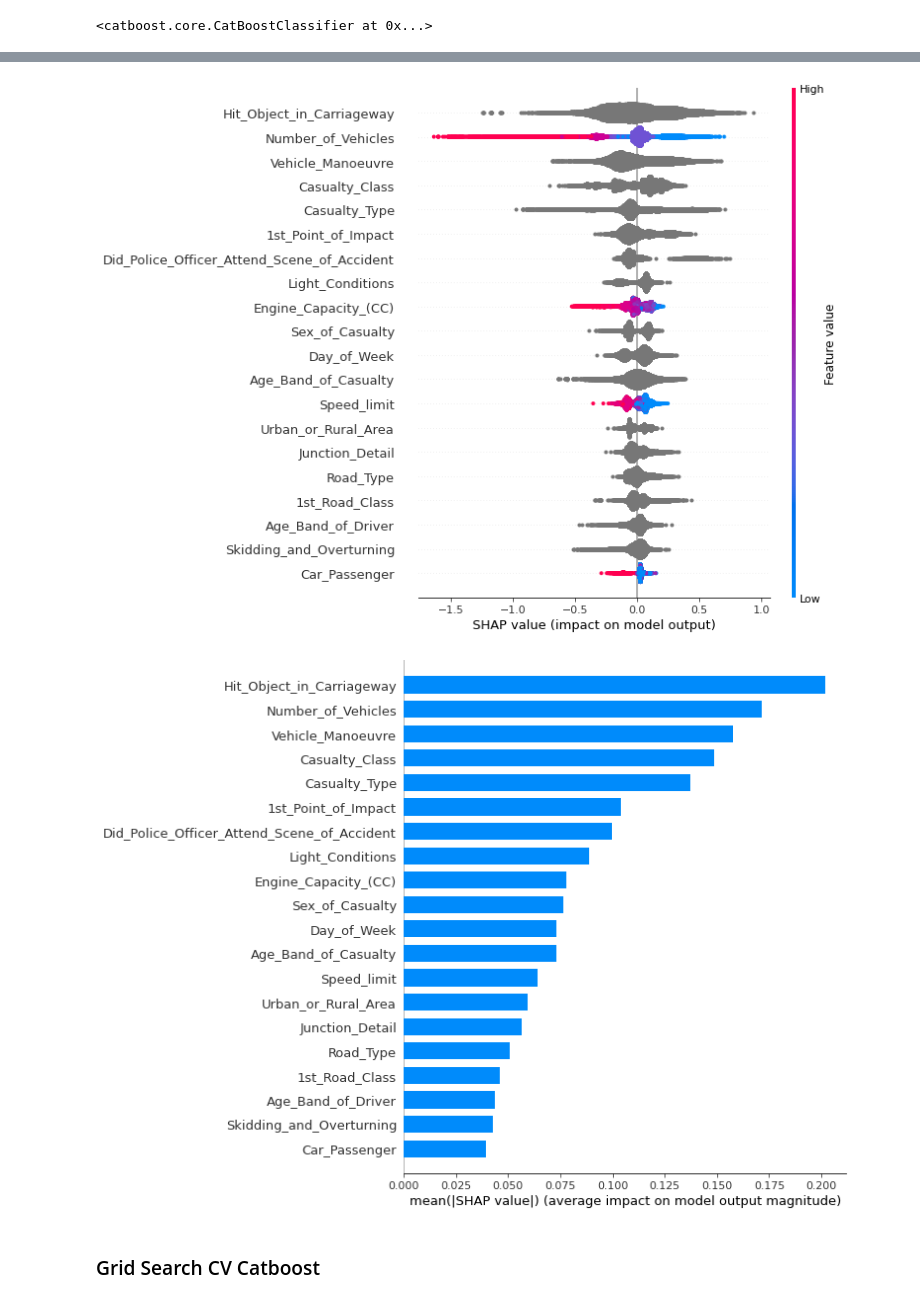
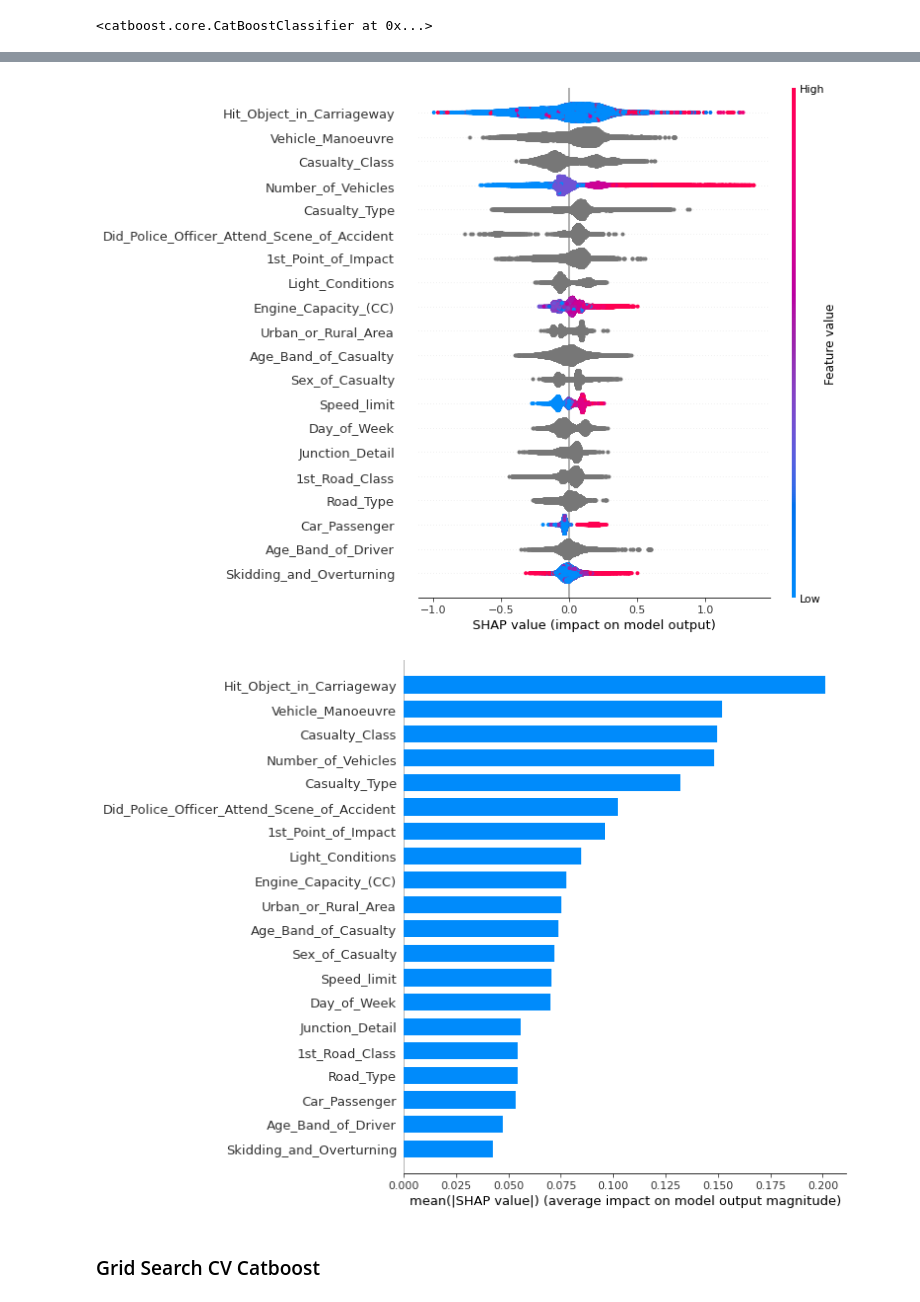
Before and after one commit to ChenTaHung/Business-Data-Analytics, a Jupyter notebook: Business_Data_Analytics_Model_Training.ipynb, the cells around one changed output, grey strips where cells are left out. Drawn from its saved outputs; the diff is of its cells as text; code cells hidden in the pictures.

```diff
--- a/Business_Data_Analytics_Model_Training.ipynb
+++ b/Business_Data_Analytics_Model_Training.ipynb
@@ -193,6 +195,7 @@ import matplotlib.pyplot as plt
 # %%
 # UnderSampling for Catboost
 Data_dropna_underS = Undersampling(Data_dropna, "LuckyOrNot")
+Data_dropna_underS.loc[:, "LuckyOrNot"] = np.where(Data_dropna_underS["LuckyOrNot"] == "Lucky", 1, 0)
 # End
 
 # Create Train Test Data with constant response term proportion
@@ -314,0 +321,7 @@ Setting feature_perturbation = "tree_path_dependent" because no background data
+# %%
+catestX_Shap = catestX.reset_index().drop("index", axis = 1)
+# SHAP Importance
+VarImpShap = catboost_model.get_feature_importance(data = train_pool, type="ShapValues")
+# Shap Explain
+explainer = shap.TreeExplainer(catboost_model)
+shap_values = explainer.shap_values(catestX_Shap)
@@ -321,11 +347,11 @@ shap.force_plot(explainer.expected_value, shap_values[0:100,:], catestX.iloc[0:1
 # %%
-shap.summary_plot(shap_values, catestX)
+shap.summary_plot(shap_values, catestX_Shap)
 # %% [output]
-[figure, old version]
+[figure, new version]
 # %%
 shap.summary_plot(shap_values, catestX, plot_type="bar")
 # %% [output]
-[figure, old version]
+[figure, new version]
 # %% [markdown]
 ### Grid Search CV Catboost
 # %%
```
Also changed, not shown: parts of 43 cells of this notebook.
